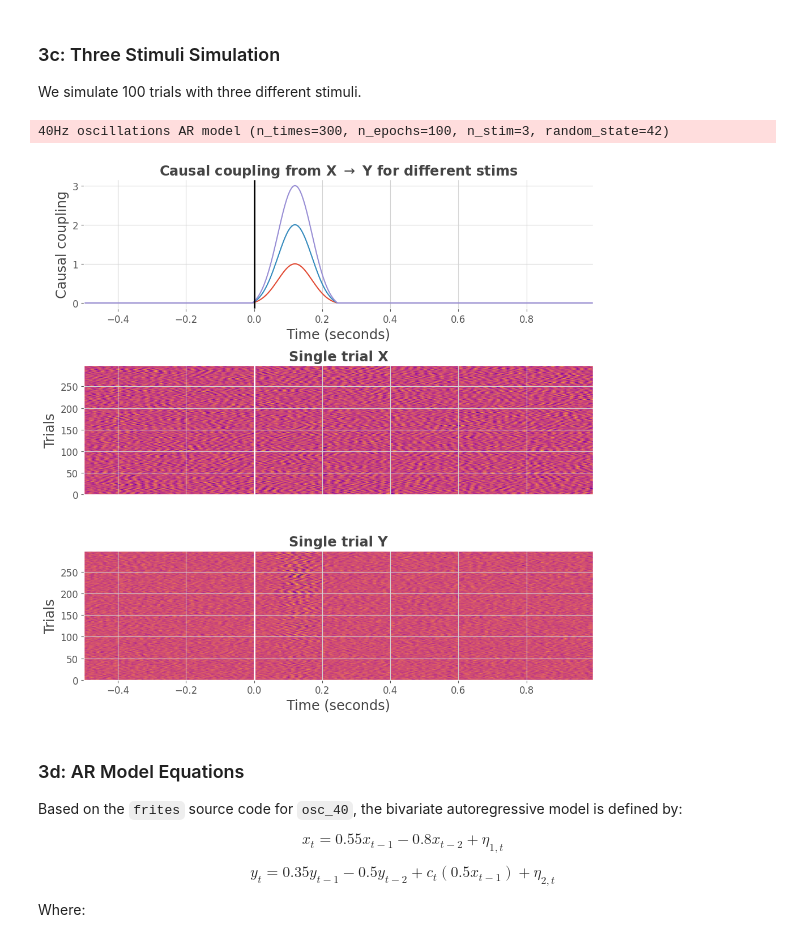
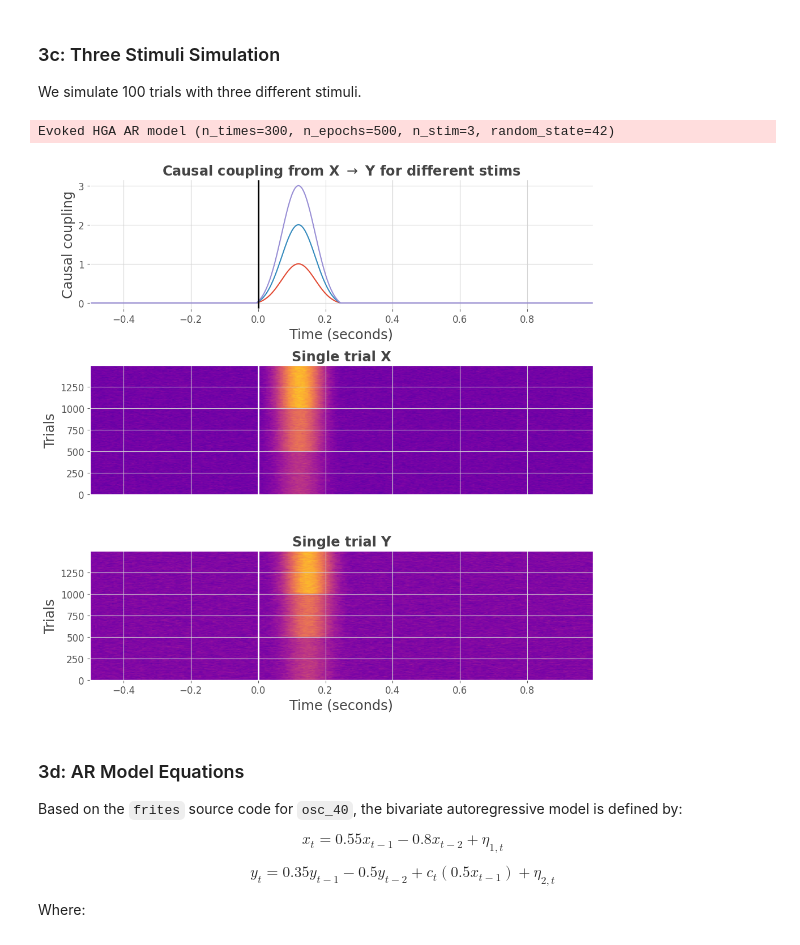
Before and after one commit to brainets/braina, a Jupyter notebook: usecases/brainhack_26/01_solutions_gemini.ipynb, the cells around one changed output. Drawn from its saved outputs; the diff is of its cells as text; code cells hidden in the pictures.

```diff
--- a/usecases/brainhack_26/01_solutions_gemini.ipynb
+++ b/usecases/brainhack_26/01_solutions_gemini.ipynb
@@ -19,9 +19,9 @@ set_mpl_style()
 We simulate a pairwise AR model oscillating at 40Hz with 100 trials and a single stimulus.
 # %%
 # Parameters
-ar_type = 'osc_40'
+ar_type = 'hga'
 n_stim = 1
-n_epochs = 100
+n_epochs = 1000
 
 # Simulation
 ss = StimSpecAR()
@@ -42,20 +42,20 @@ We simulate 100 trials with three different stimuli.
 # %%
 # Parameters
 n_stim_3 = 3
-n_epochs_3 = 100
+n_epochs_3 = 500
 
 # Simulation
 ss_3stim = StimSpecAR()
 ar_3stim = ss_3stim.fit(ar_type=ar_type, n_epochs=n_epochs_3, n_stim=n_stim_3, random_state=42)
 
 # Plot
 plt.figure(figsize=(10, 10))
 ss_3stim.plot()
 plt.tight_layout()
 plt.show()
 # %% [output]
-40Hz oscillations AR model (n_times=300, n_epochs=100, n_stim=3, random_state=42)
+Evoked HGA AR model (n_times=300, n_epochs=500, n_stim=3, random_state=42)
-[figure, old version]
+[figure, new version]
 # %% [markdown]
 ### 3d: AR Model Equations
 
```
Also changed, not shown: parts of 3 cells of this notebook.
